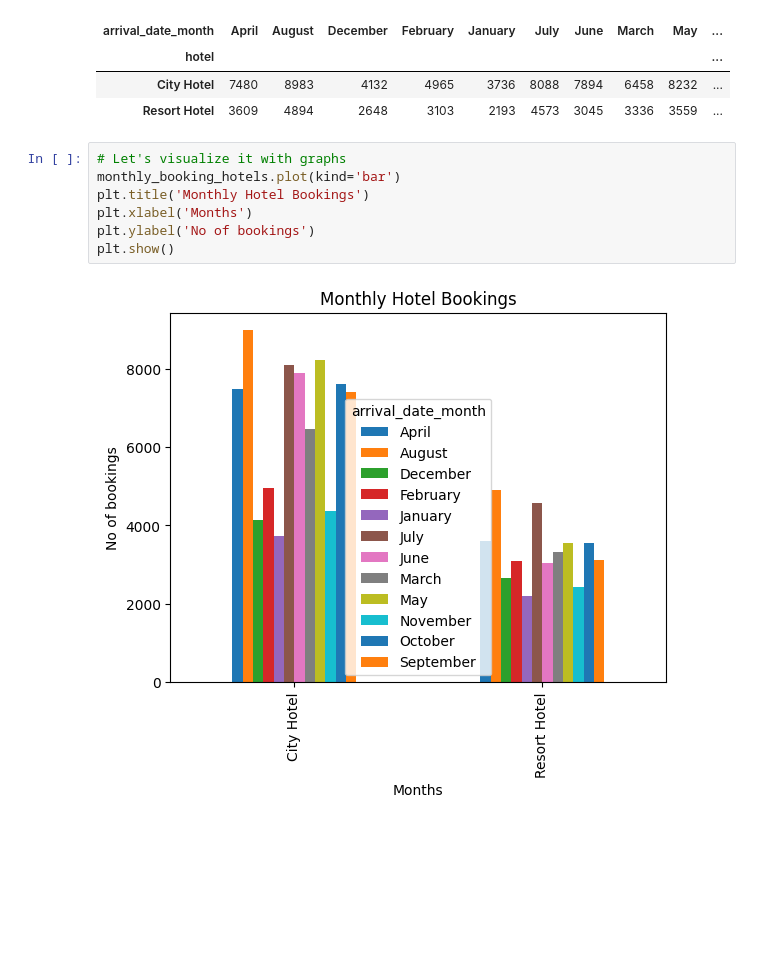
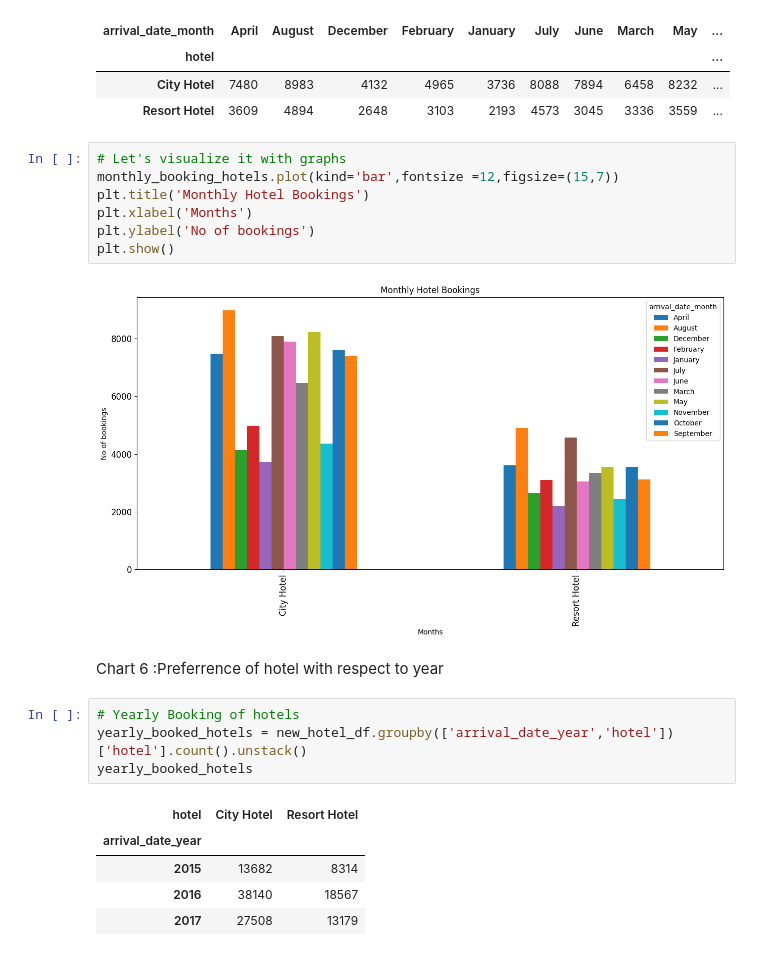
Before and after one commit to ShwetaBawankule/CAPSTONE-EDA-Hotel-Booking-Analysis, a Jupyter notebook: EDA_Hotel_booking_analysis.ipynb, the cells around one changed output. Cells and saved outputs as stored; diff of their text form; blank space fills up the shorter version.

```diff
--- a/EDA_Hotel_booking_analysis.ipynb
+++ b/EDA_Hotel_booking_analysis.ipynb
@@ -342,10 +342,22 @@ monthly_booking_hotels
 | Resort Hotel | 3609 | 4894 | 2648 | 3103 | 2193 | 4573 | 3045 | 3336 | 3559 | ... |
 # %%
 # Let's visualize it with graphs
-monthly_booking_hotels.plot(kind='bar')
+monthly_booking_hotels.plot(kind='bar',fontsize =12,figsize=(15,7))
 plt.title('Monthly Hotel Bookings')
 plt.xlabel('Months')
 plt.ylabel('No of bookings')
 plt.show()
 # %% [output]
-[figure, old version]
+[figure, new version]
+# %% [markdown]
+Chart 6 :Preferrence of hotel with respect to year
+# %%
+# Yearly Booking of hotels
+yearly_booked_hotels = new_hotel_df.groupby(['arrival_date_year','hotel'])['hotel'].count().unstack()
+yearly_booked_hotels
+# %% [output]
+| hotel | City Hotel | Resort Hotel |
+| arrival_date_year |  |  |
+| 2015 | 13682 | 8314 |
+| 2016 | 38140 | 18567 |
+| 2017 | 27508 | 13179 |
```
Also changed, not shown: parts of 25 cells of this notebook.
